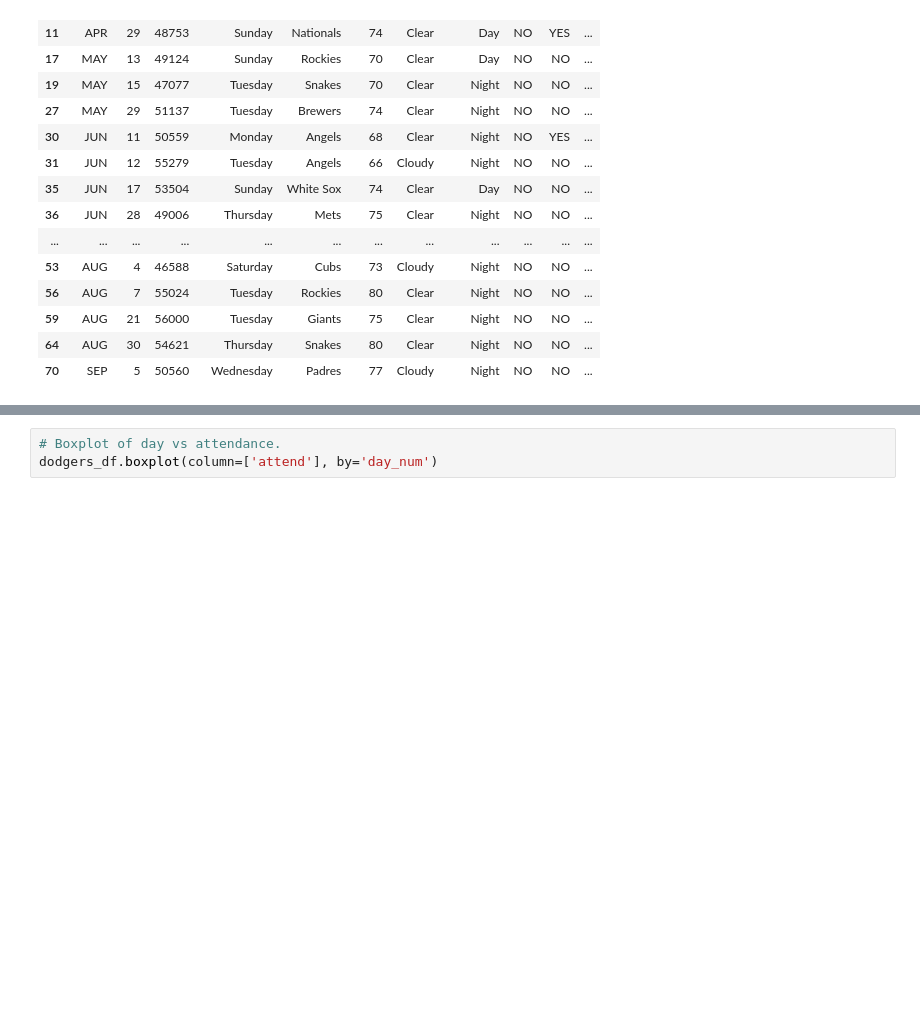
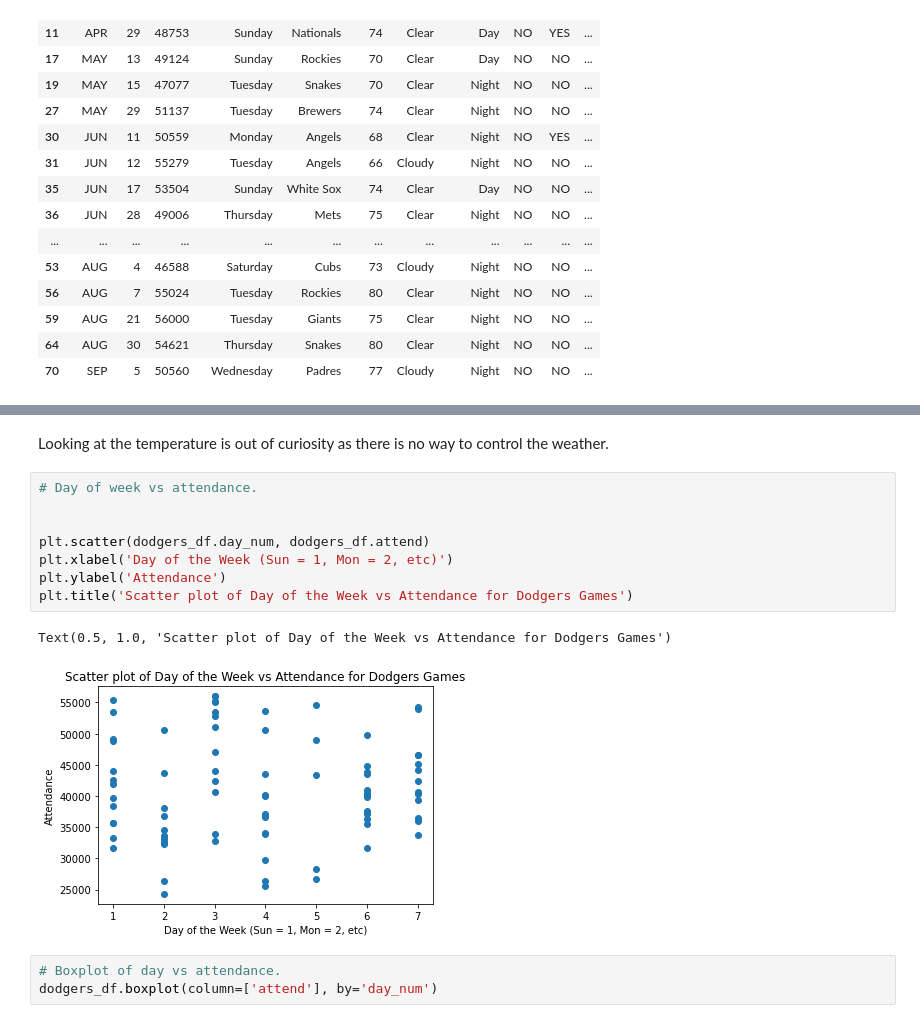
Before and after one commit to ramsey-king/DSC-630-Predictive-Analytics, a Jupyter notebook: Week-3/KingRamseyWeek3.ipynb, the cells around one changed output, grey strips where cells are left out. Cells and saved outputs as stored; diff of their text form; blank space fills up the shorter version.

```diff
--- a/Week-3/KingRamseyWeek3.ipynb
+++ b/Week-3/KingRamseyWeek3.ipynb
@@ -156,3 +187,16 @@ memory usage: 9.0+ KB
+# %% [markdown]
+Looking at the temperature is out of curiosity as there is no way to control the weather.
+# %%
+# Day of week vs attendance.
+
+
+plt.scatter(dodgers_df.day_num, dodgers_df.attend)
+plt.xlabel('Day of the Week (Sun = 1, Mon = 2, etc)')
+plt.ylabel('Attendance')
+plt.title('Scatter plot of Day of the Week vs Attendance for Dodgers Games')
+# %% [output]
+Text(0.5, 1.0, 'Scatter plot of Day of the Week vs Attendance for Dodgers Games')
+[figure, added]
 # %%
 # Boxplot of day vs attendance.
 dodgers_df.boxplot(column=['attend'], by='day_num')
```
Also changed, not shown: parts of 27 cells of this notebook.
